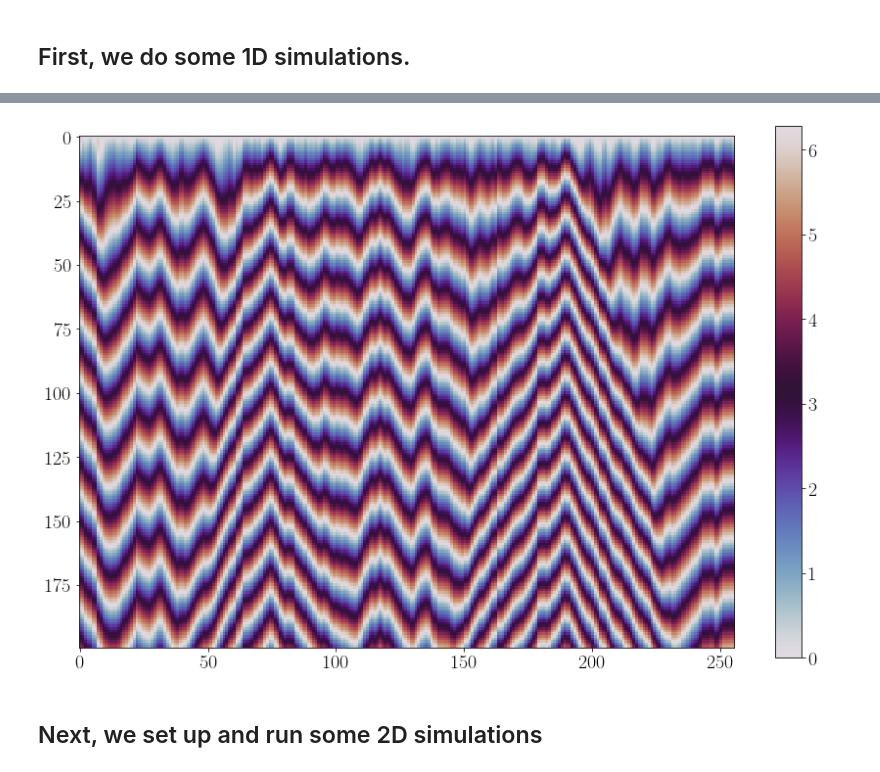
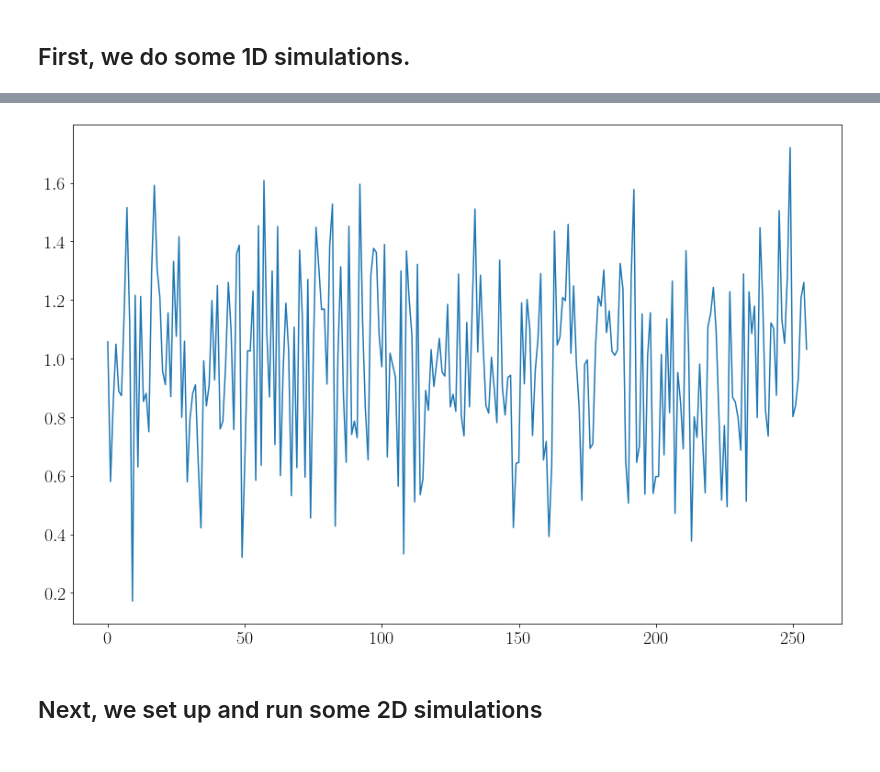
Before and after one commit to Irene-Li/kuramoto, a Jupyter notebook: kuramoto.ipynb, the cells around one changed output, grey strips where cells are left out. Drawn from its saved outputs; the diff is of its cells as text; code cells hidden in the pictures.

```diff
--- a/kuramoto.ipynb
+++ b/kuramoto.ipynb
@@ -134,12 +133,9 @@ plt.show()
-# %%
-plt.figure(figsize=(15, 10))
-plt.rc('font', size=20)
-plt.rc('text', usetex=True)
-plt.imshow(model.add_constant_omega(0.4) % (np.pi*2), cmap='twilight', vmin=0, vmax=2*np.pi)
-plt.colorbar()
-plt.show()
-# %% [output]
-[figure, removed]
+# %%
+plt.figure(figsize=(15, 10))
+plt.plot(model.omegas)
+plt.show()
+# %% [output]
+[figure, added]
 # %% [markdown]
 ## Next, we set up and run some 2D simulations
 # %%
```
Also changed, not shown: parts of 7 cells of this notebook.
